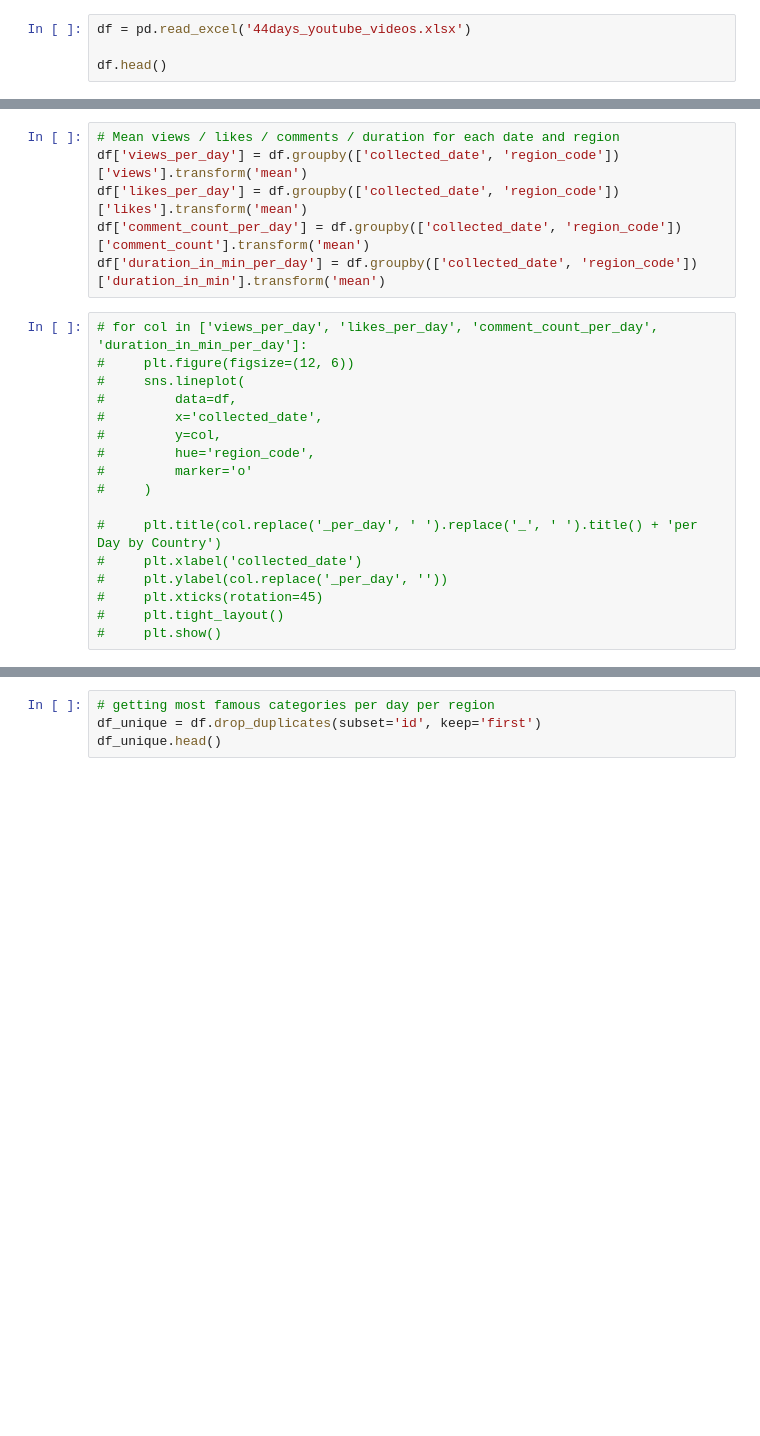
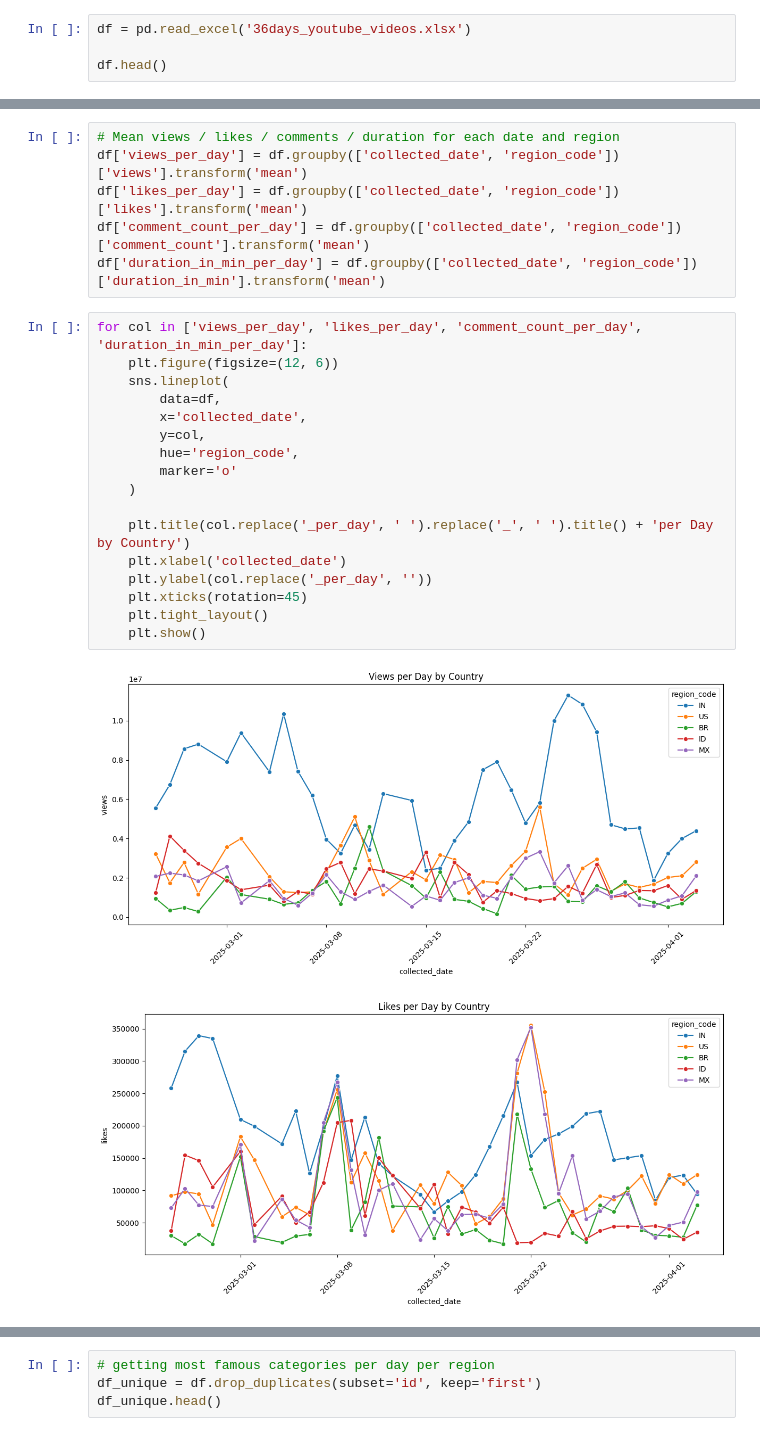
Before and after one commit to AERI078/youtube_data_analysis_project, a Jupyter notebook: eda.ipynb, the cells around one changed output, grey strips where cells are left out. Drawn from its saved outputs; the diff is of its cells as text; blank space fills up the shorter version.

```diff
--- a/eda.ipynb
+++ b/eda.ipynb
@@ -6,7 +6,7 @@ import pandas as pd
 import matplotlib.pyplot as plt
 import seaborn as sns
 # %%
-df = pd.read_excel('44days_youtube_videos.xlsx')
+df = pd.read_excel('36days_youtube_videos.xlsx')
 
 df.head()
 # %% [output]
@@ -207,19 +207,22 @@ df['likes_per_day'] = df.groupby(['collected_date', 'region_code'])['likes'].tra
 df['comment_count_per_day'] = df.groupby(['collected_date', 'region_code'])['comment_count'].transform('mean')
 df['duration_in_min_per_day'] = df.groupby(['collected_date', 'region_code'])['duration_in_min'].transform('mean')
 # %%
-# for col in ['views_per_day', 'likes_per_day', 'comment_count_per_day', 'duration_in_min_per_day']:
-#     plt.figure(figsize=(12, 6))
-#     sns.lineplot(
-#         data=df,
-#         x='collected_date',
-#         y=col,
-#         hue='region_code',
-#         marker='o'
-#     )
+for col in ['views_per_day', 'likes_per_day', 'comment_count_per_day', 'duration_in_min_per_day']:
+    plt.figure(figsize=(12, 6))
+    sns.lineplot(
+        data=df,
+        x='collected_date',
+        y=col,
+        hue='region_code',
+        marker='o'
+    )
 
-#     plt.title(col.replace('_per_day', ' ').replace('_', ' ').title() + 'per Day by Country')
-#     plt.xlabel('collected_date')
-#     plt.ylabel(col.replace('_per_day', ''))
-#     plt.xticks(rotation=45)
-#     plt.tight_layout()
-#     plt.show()
+    plt.title(col.replace('_per_day', ' ').replace('_', ' ').title() + 'per Day by Country')
+    plt.xlabel('collected_date')
+    plt.ylabel(col.replace('_per_day', ''))
+    plt.xticks(rotation=45)
+    plt.tight_layout()
+    plt.show()
+# %% [output]
+[figure, added]
+[figure, added]
```
Also changed, not shown: parts of 1 cell of this notebook, 2 other files.
